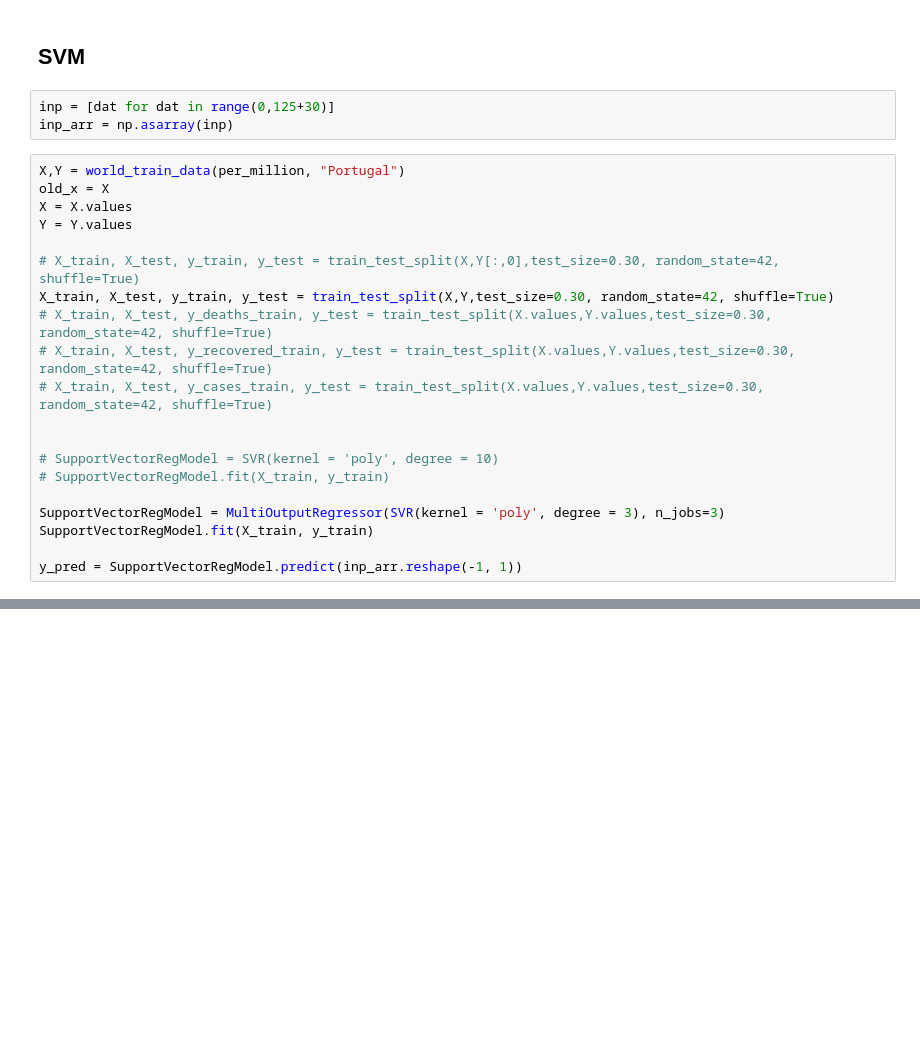
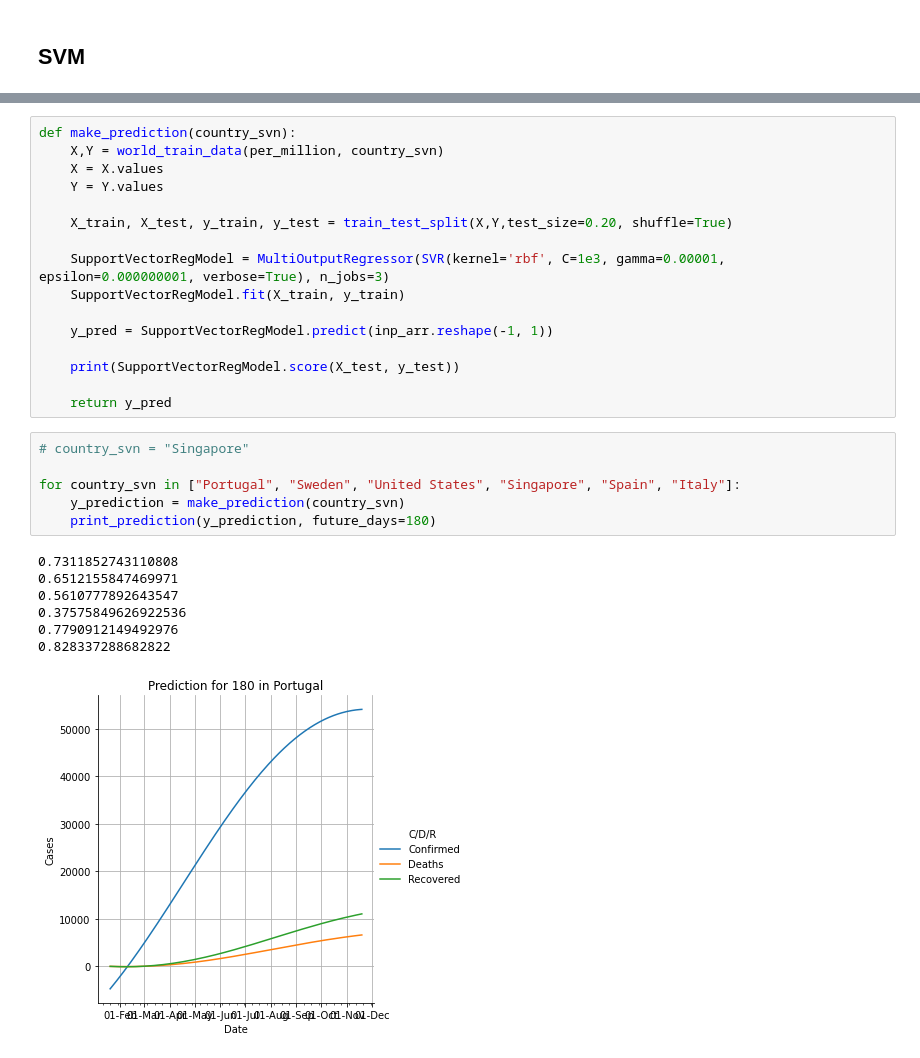
Before and after one commit to SALajes/iart-regression-modeling, a Jupyter notebook: Covid19.ipynb, the cells around one changed output, grey strips where cells are left out. Cells and saved outputs as stored; diff of their text form; blank space fills up the shorter version.

Commit message:
Finished SVR for individual countries and organized data into functions

```diff
--- a/Covid19.ipynb
+++ b/Covid19.ipynb
@@ -416,27 +416,4 @@ def print_graph(world_viz):
 # print_graph(full_grouped.loc[full_grouped['Country/Region'] == 'Portugal'])
 # %% [markdown]
 ## SVM
-# %%
-inp = [dat for dat in range(0,125+30)]
-inp_arr = np.asarray(inp)
-# %%
-X,Y = world_train_data(per_million, "Portugal")
-old_x = X
-X = X.values
-Y = Y.values
-
-# X_train, X_test, y_train, y_test = train_test_split(X,Y[:,0],test_size=0.30, random_state=42, shuffle=True)
-X_train, X_test, y_train, y_test = train_test_split(X,Y,test_size=0.30, random_state=42, shuffle=True)
-# X_train, X_test, y_deaths_train, y_test = train_test_split(X.values,Y.values,test_size=0.30, random_state=42, shuffle=True)
-# X_train, X_test, y_recovered_train, y_test = train_test_split(X.values,Y.values,test_size=0.30, random_state=42, shuffle=True)
-# X_train, X_test, y_cases_train, y_test = train_test_split(X.values,Y.values,test_size=0.30, random_state=42, shuffle=True)
-
-
-# SupportVectorRegModel = SVR(kernel = 'poly', degree = 10)
-# SupportVectorRegModel.fit(X_train, y_train)
-
-SupportVectorRegModel = MultiOutputRegressor(SVR(kernel = 'poly', degree = 3), n_jobs=3)
-SupportVectorRegModel.fit(X_train, y_train)
-
-y_pred = SupportVectorRegModel.predict(inp_arr.reshape(-1, 1))
 # %%
@@ -491,0 +438,30 @@ print_graph(predict2)
+# %%
+def make_prediction(country_svn):
+    X,Y = world_train_data(per_million, country_svn)
+    X = X.values
+    Y = Y.values
+
+    X_train, X_test, y_train, y_test = train_test_split(X,Y,test_size=0.20, shuffle=True)
+
+    SupportVectorRegModel = MultiOutputRegressor(SVR(kernel='rbf', C=1e3, gamma=0.00001, epsilon=0.000000001, verbose=True), n_jobs=3)
+    SupportVectorRegModel.fit(X_train, y_train)
+
+    y_pred = SupportVectorRegModel.predict(inp_arr.reshape(-1, 1))
+
+    print(SupportVectorRegModel.score(X_test, y_test))
+
+    return y_pred
+# %%
+# country_svn = "Singapore"
+
+for country_svn in ["Portugal", "Sweden", "United States", "Singapore", "Spain", "Italy"]:
+    y_prediction = make_prediction(country_svn)
+    print_prediction(y_prediction, future_days=180)
+# %% [output]
+0.7311852743110808
+0.6512155847469971
+0.5610777892643547
+0.37575849626922536
+0.7790912149492976
+0.828337288682822
+[figure, added]
```
Also changed, not shown: parts of 6 cells of this notebook.
